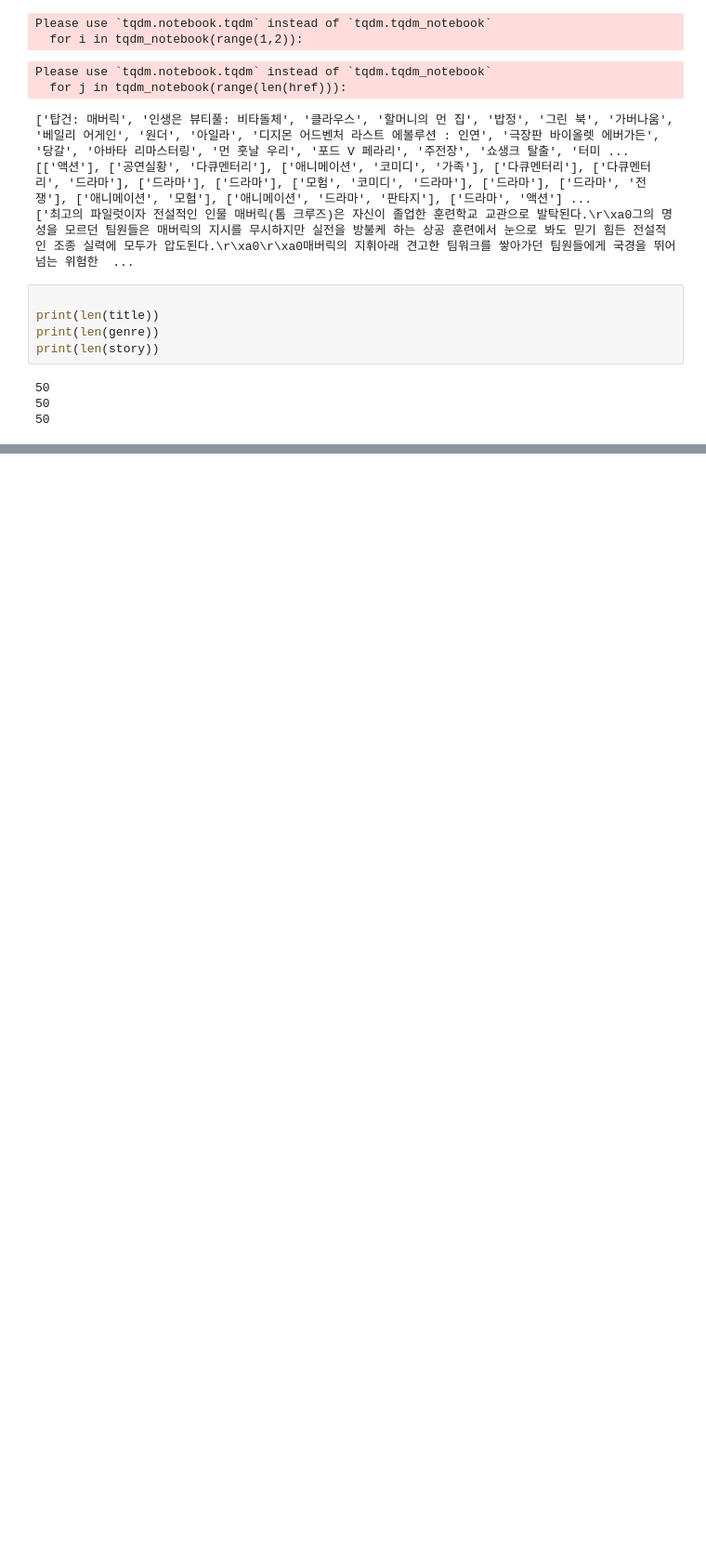
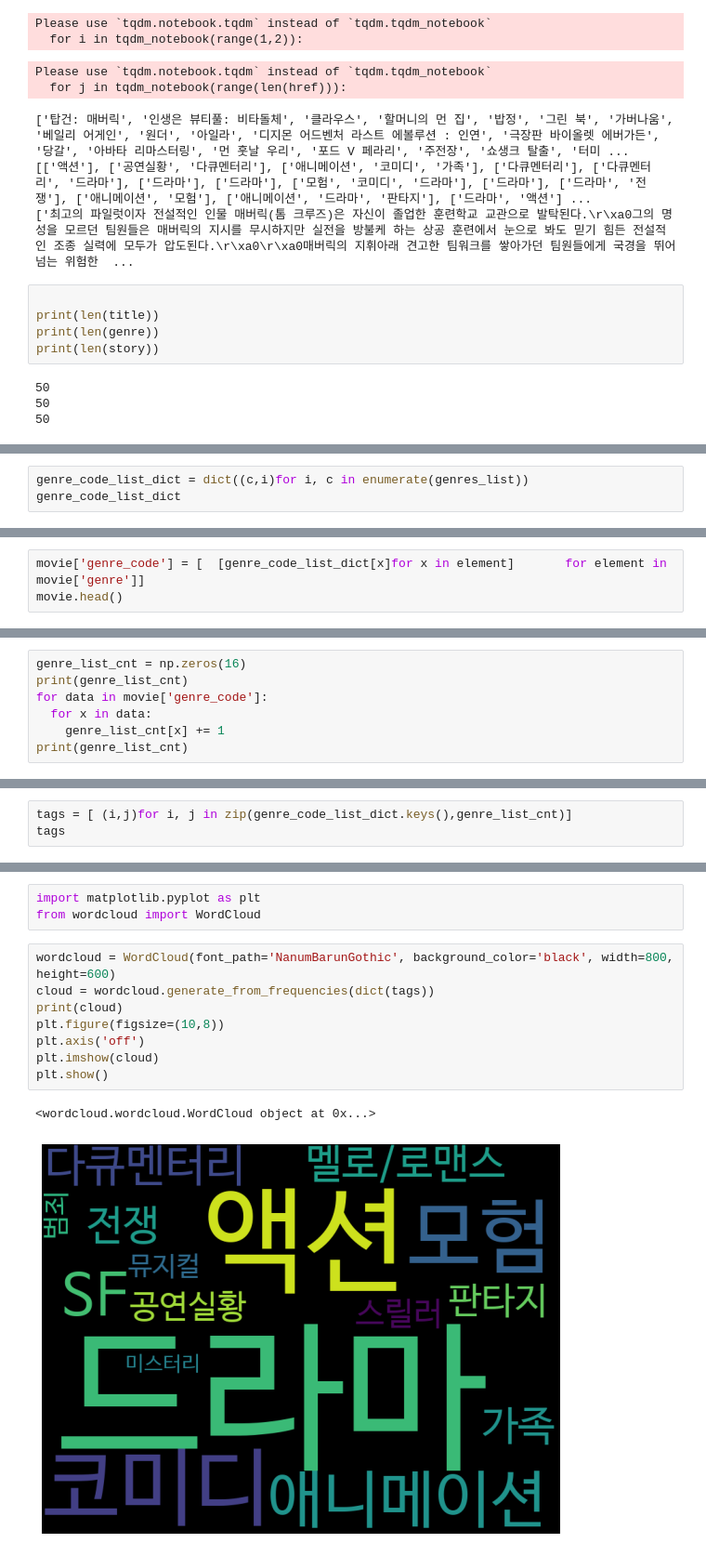
Before and after one commit to kimmokyun/python2, a Jupyter notebook: python_25_naver_wordcloud_jpynb.ipynb, the cells around one changed output, grey strips where cells are left out. Shown: that part at 93% size. Saved outputs shown, nothing was run; the diff lists cells and outputs as text; blank space fills up the shorter version.

```diff
--- a/python_25_naver_wordcloud_jpynb.ipynb
+++ b/python_25_naver_wordcloud_jpynb.ipynb
@@ -107,0 +161,3 @@ print(len(story))
+# %%
+genre_code_list_dict = dict((c,i)for i, c in enumerate(genres_list))
+genre_code_list_dict
@@ -107,0 +187,3 @@ print(len(story))
+# %%
+movie['genre_code'] = [  [genre_code_list_dict[x]for x in element]       for element in movie['genre']]
+movie.head()
@@ -107,0 +201,7 @@ print(len(story))
+# %%
+genre_list_cnt = np.zeros(16)
+print(genre_list_cnt)
+for data in movie['genre_code']:
+  for x in data:
+    genre_list_cnt[x] += 1
+print(genre_list_cnt)
@@ -107,0 +211,3 @@ print(len(story))
+# %%
+tags = [ (i,j)for i, j in zip(genre_code_list_dict.keys(),genre_list_cnt)]
+tags
@@ -107,0 +244,14 @@ print(len(story))
+# %%
+import matplotlib.pyplot as plt
+from wordcloud import WordCloud
+# %%
+wordcloud = WordCloud(font_path='NanumBarunGothic', background_color='black', width=800, height=600)
+cloud = wordcloud.generate_from_frequencies(dict(tags))
+print(cloud)
+plt.figure(figsize=(10,8))
+plt.axis('off')
+plt.imshow(cloud)
+plt.show()
+# %% [output]
+<wordcloud.wordcloud.WordCloud object at 0x...>
+[figure, added]
```
Also changed, not shown: parts of 14 cells of this notebook.
